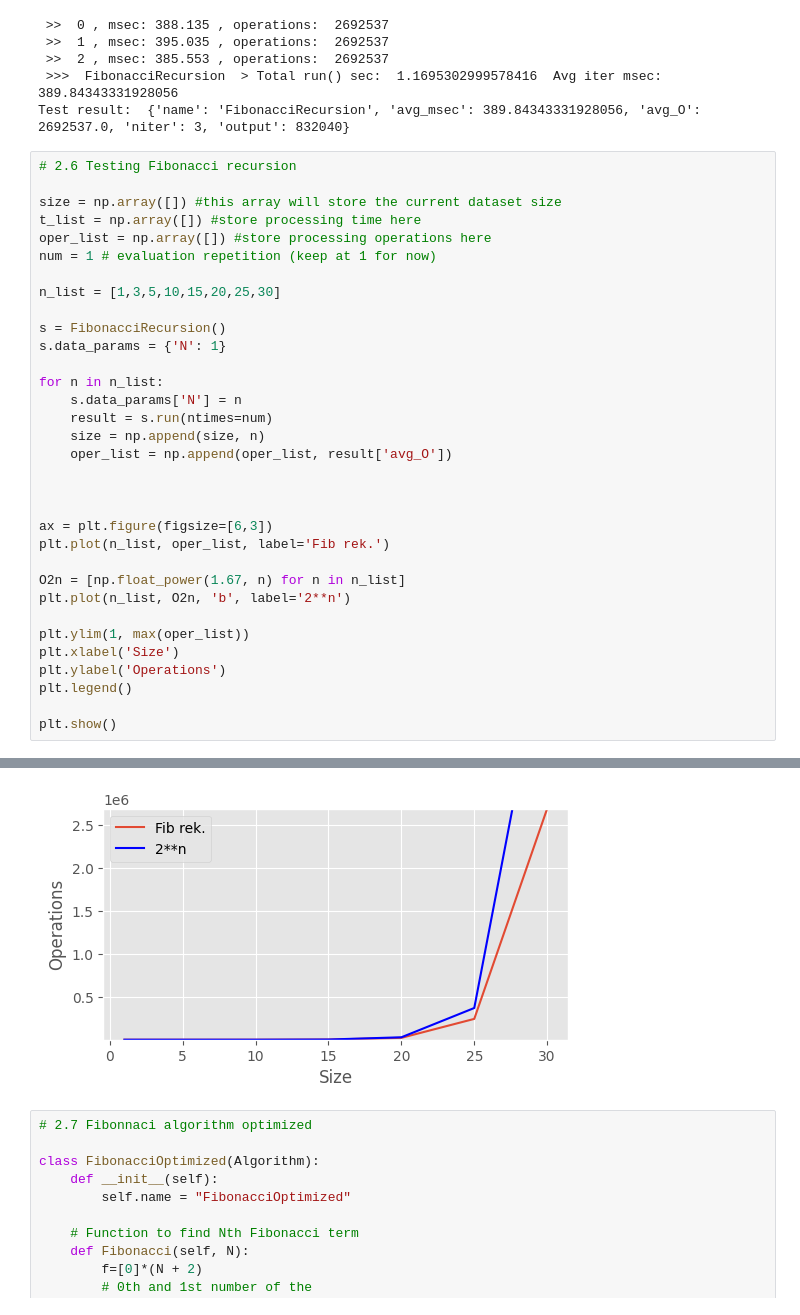
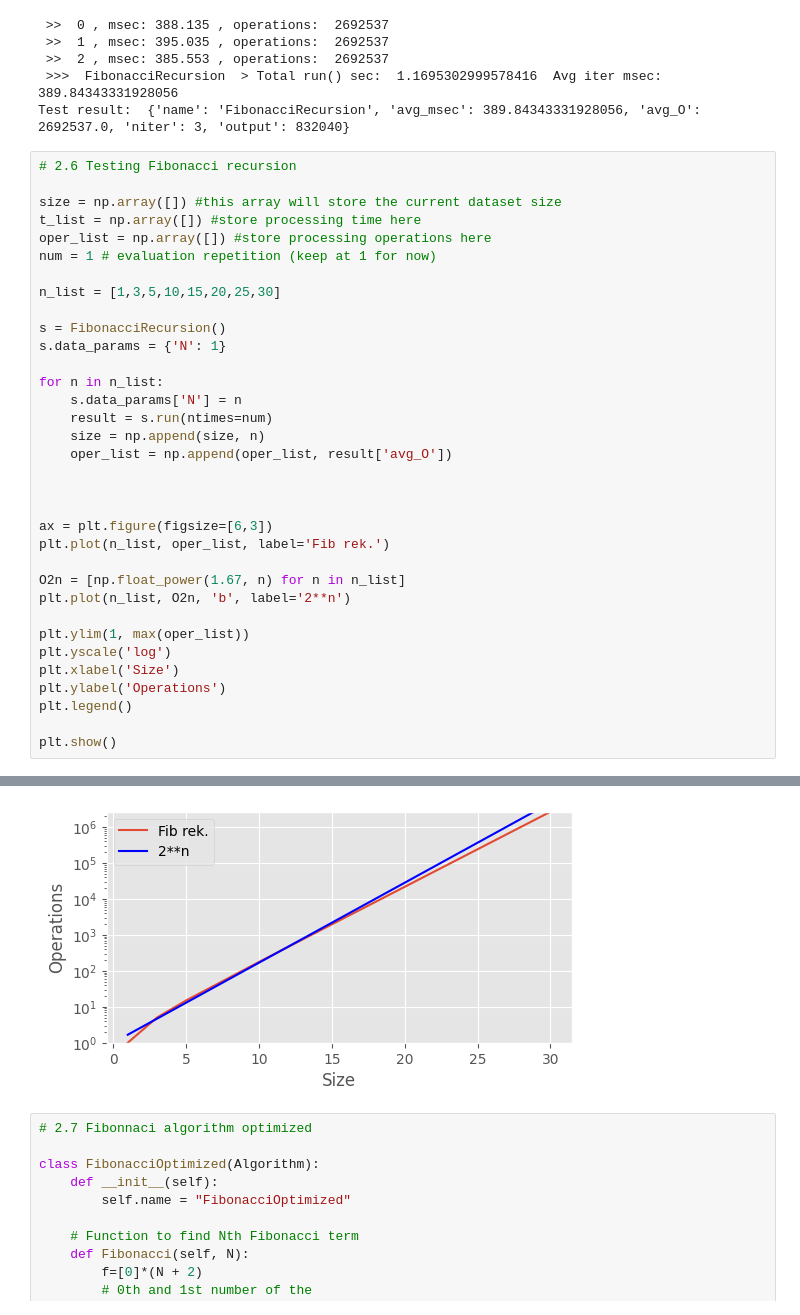
Before and after one commit to jzaletelj/OTK25, a Jupyter notebook: Lab_01/solutions/26-02_AlgoComplexity_03b_S.ipynb, the cells around one changed output, grey strips where cells are left out. Cells and saved outputs as stored; diff of their text form.

```diff
--- a/Lab_01/solutions/26-02_AlgoComplexity_03b_S.ipynb
+++ b/Lab_01/solutions/26-02_AlgoComplexity_03b_S.ipynb
@@ -156,6 +156,7 @@ O2n = [np.float_power(1.67, n) for n in n_list]
 plt.plot(n_list, O2n, 'b', label='2**n')
 
 plt.ylim(1, max(oper_list))
+plt.yscale('log')
 plt.xlabel('Size')
 plt.ylabel('Operations')
 plt.legend()
@@ -181,4 +182,4 @@ plt.show()
-[figure, old version]
+[figure, new version]
 # %%
 # 2.7 Fibonnaci algorithm optimized
 
```
Also changed, not shown: parts of 6 cells of this notebook.
